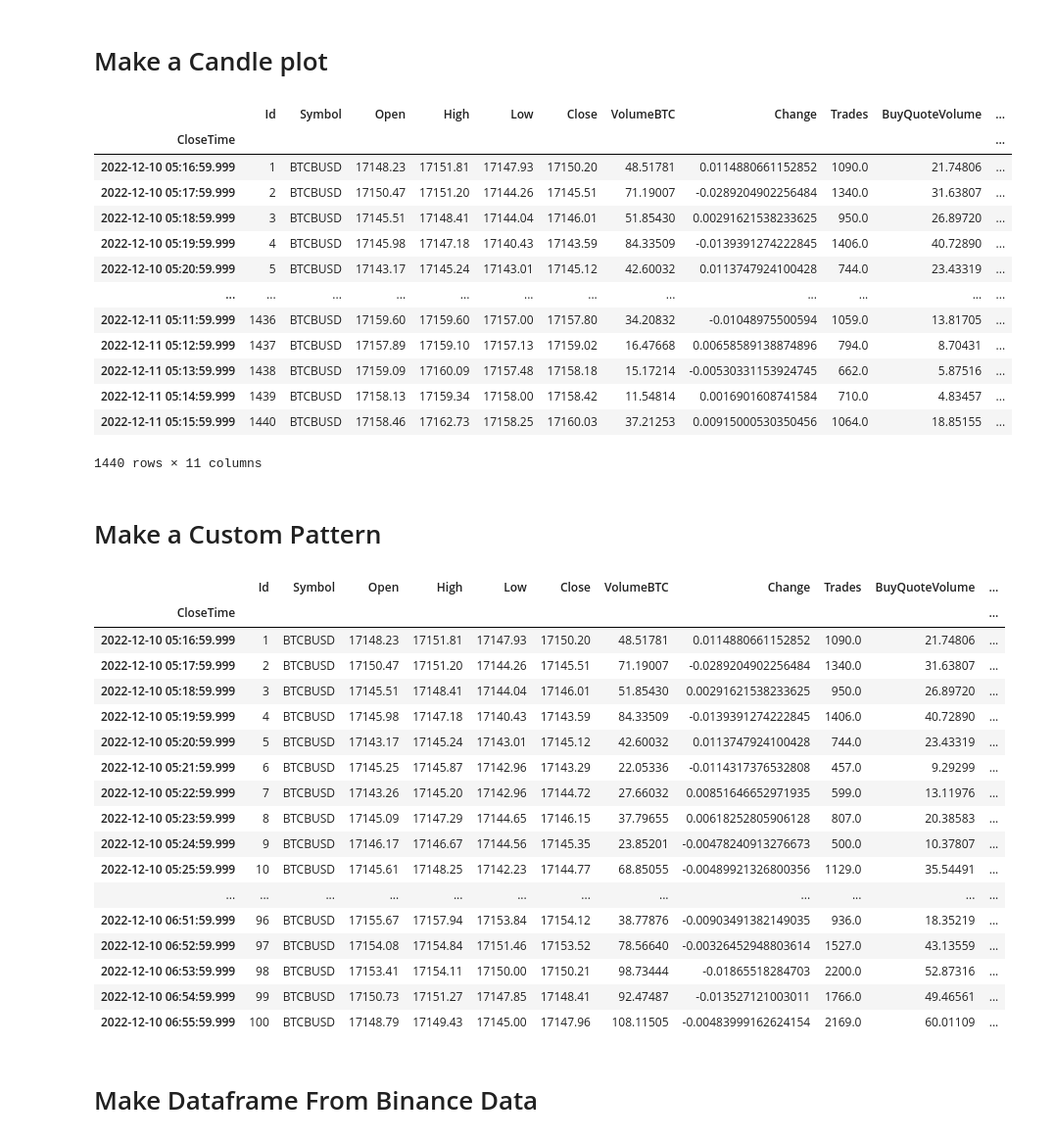
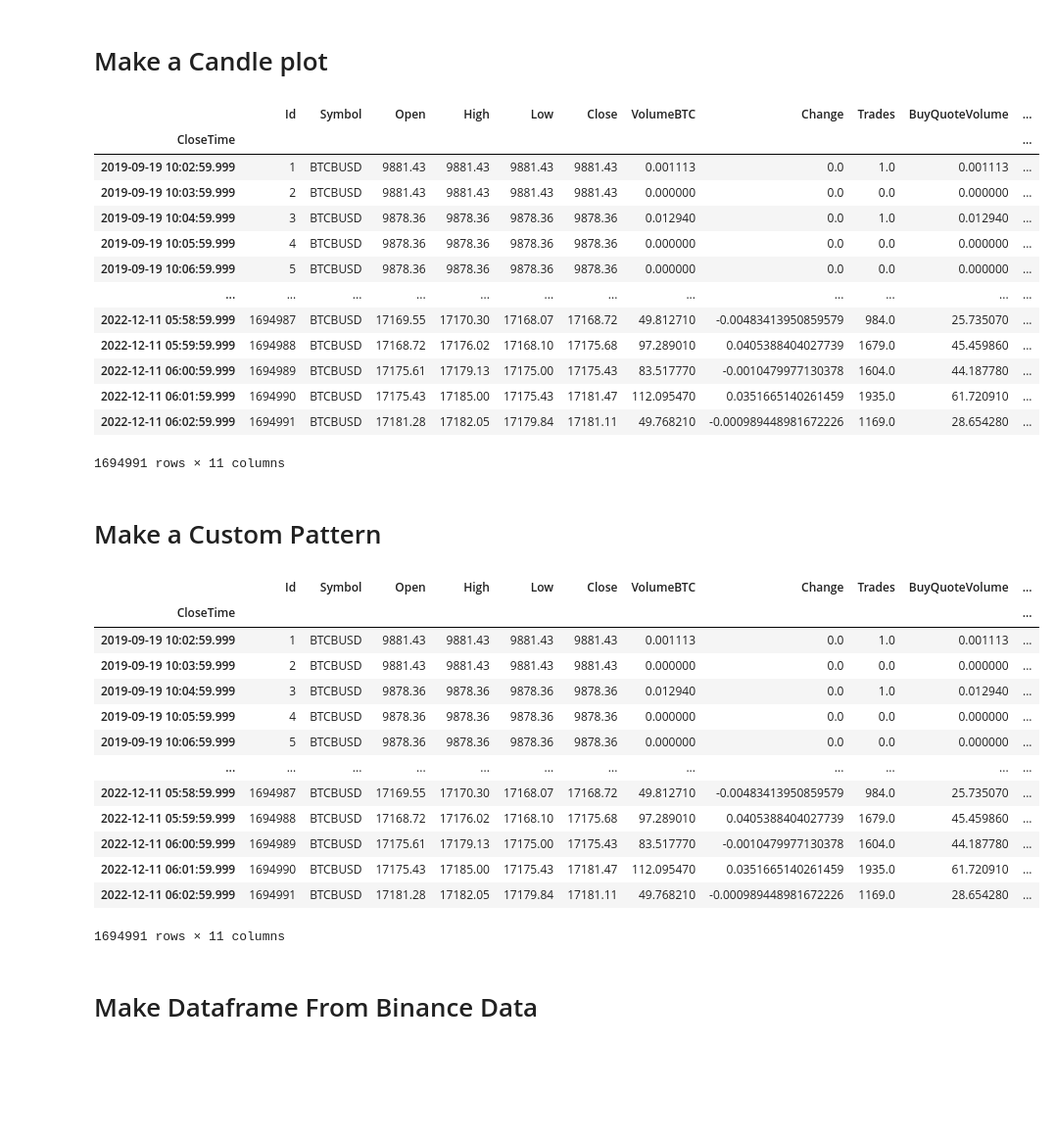
Before and after one commit to sushen/TradingAi, a Jupyter notebook: AiResearch.ipynb, the cells around one changed output. Shown at 98% size. Drawn from its saved outputs; the diff is of its cells as text; code cells hidden in the pictures; blank space fills up the shorter version.

```diff
--- a/AiResearch.ipynb
+++ b/AiResearch.ipynb
@@ -11,7 +11,8 @@ import numpy as np
 # %% [markdown]
 ## Database Connection
 # %%
-connection = sqlite3.connect(r"cripto.db")
+# connection = sqlite3.connect(r"cripto.db")
+connection = sqlite3.connect(r"big_data.db")
 cur = connection.cursor()
 database_data = cur.execute("select * from asset order by CloseTime").fetchall()
 # %% [markdown]
@@ -84,18 +85,18 @@ df
 # %% [output]
 |  | Id | Symbol | Open | High | Low | Close | VolumeBTC | Change | Trades | BuyQuoteVolume | ... |
 | CloseTime |  |  |  |  |  |  |  |  |  |  | ... |
-| 2022-12-10 05:16:59.999 | 1 | BTCBUSD | 17148.23 | 17151.81 | 17147.93 | 17150.20 | 48.51781 | 0.0114880661152852 | 1090.0 | 21.74806 | ... |
-| 2022-12-10 05:17:59.999 | 2 | BTCBUSD | 17150.47 | 17151.20 | 17144.26 | 17145.51 | 71.19007 | -0.0289204902256484 | 1340.0 | 31.63807 | ... |
-| 2022-12-10 05:18:59.999 | 3 | BTCBUSD | 17145.51 | 17148.41 | 17144.04 | 17146.01 | 51.85430 | 0.00291621538233625 | 950.0 | 26.89720 | ... |
-| 2022-12-10 05:19:59.999 | 4 | BTCBUSD | 17145.98 | 17147.18 | 17140.43 | 17143.59 | 84.33509 | -0.0139391274222845 | 1406.0 | 40.72890 | ... |
-| 2022-12-10 05:20:59.999 | 5 | BTCBUSD | 17143.17 | 17145.24 | 17143.01 | 17145.12 | 42.60032 | 0.0113747924100428 | 744.0 | 23.43319 | ... |
+| 2019-09-19 10:02:59.999 | 1 | BTCBUSD | 9881.43 | 9881.43 | 9881.43 | 9881.43 | 0.001113 | 0.0 | 1.0 | 0.001113 | ... |
+| 2019-09-19 10:03:59.999 | 2 | BTCBUSD | 9881.43 | 9881.43 | 9881.43 | 9881.43 | 0.000000 | 0.0 | 0.0 | 0.000000 | ... |
+| 2019-09-19 10:04:59.999 | 3 | BTCBUSD | 9878.36 | 9878.36 | 9878.36 | 9878.36 | 0.012940 | 0.0 | 1.0 | 0.012940 | ... |
+| 2019-09-19 10:05:59.999 | 4 | BTCBUSD | 9878.36 | 9878.36 | 9878.36 | 9878.36 | 0.000000 | 0.0 | 0.0 | 0.000000 | ... |
+| 2019-09-19 10:06:59.999 | 5 | BTCBUSD | 9878.36 | 9878.36 | 9878.36 | 9878.36 | 0.000000 | 0.0 | 0.0 | 0.000000 | ... |
 | ... | ... | ... | ... | ... | ... | ... | ... | ... | ... | ... | ... |
-| 2022-12-11 05:11:59.999 | 1436 | BTCBUSD | 17159.60 | 17159.60 | 17157.00 | 17157.80 | 34.20832 | -0.01048975500594 | 1059.0 | 13.81705 | ... |
-| 2022-12-11 05:12:59.999 | 1437 | BTCBUSD | 17157.89 | 17159.10 | 17157.13 | 17159.02 | 16.47668 | 0.00658589138874896 | 794.0 | 8.70431 | ... |
-| 2022-12-11 05:13:59.999 | 1438 | BTCBUSD | 17159.09 | 17160.09 | 17157.48 | 17158.18 | 15.17214 | -0.00530331153924745 | 662.0 | 5.87516 | ... |
-| 2022-12-11 05:14:59.999 | 1439 | BTCBUSD | 17158.13 | 17159.34 | 17158.00 | 17158.42 | 11.54814 | 0.0016901608741584 | 710.0 | 4.83457 | ... |
-| 2022-12-11 05:15:59.999 | 1440 | BTCBUSD | 17158.46 | 17162.73 | 17158.25 | 17160.03 | 37.21253 | 0.00915000530350456 | 1064.0 | 18.85155 | ... |
+| 2022-12-11 05:58:59.999 | 1694987 | BTCBUSD | 17169.55 | 17170.30 | 17168.07 | 17168.72 | 49.812710 | -0.00483413950859579 | 984.0 | 25.735070 | ... |
+| 2022-12-11 05:59:59.999 | 1694988 | BTCBUSD | 17168.72 | 17176.02 | 17168.10 | 17175.68 | 97.289010 | 0.0405388404027739 | 1679.0 | 45.459860 | ... |
+| 2022-12-11 06:00:59.999 | 1694989 | BTCBUSD | 17175.61 | 17179.13 | 17175.00 | 17175.43 | 83.517770 | -0.0010479977130378 | 1604.0 | 44.187780 | ... |
+| 2022-12-11 06:01:59.999 | 1694990 | BTCBUSD | 17175.43 | 17185.00 | 17175.43 | 17181.47 | 112.095470 | 0.0351665140261459 | 1935.0 | 61.720910 | ... |
+| 2022-12-11 06:02:59.999 | 1694991 | BTCBUSD | 17181.28 | 17182.05 | 17179.84 | 17181.11 | 49.768210 | -0.000989448981672226 | 1169.0 | 28.654280 | ... |
-1440 rows × 11 columns
+1694991 rows × 11 columns
 # %% [markdown]
 # Make a Custom Pattern
 # %%
@@ -116,31 +117,27 @@ df
 # %%
 """
 means you are dropping duplicket column.
 https://stackoverflow.com/questions/35084071/concat-dataframe-reindexing-only-valid-with-uniquely-valued-index-objects
 
 """
-df = df.head(100)
+# df = df.head(100)
 # df = df.reset_index(drop=True)
 df
 # %% [output]
 |  | Id | Symbol | Open | High | Low | Close | VolumeBTC | Change | Trades | BuyQuoteVolume | ... |
 | CloseTime |  |  |  |  |  |  |  |  |  |  | ... |
-| 2022-12-10 05:16:59.999 | 1 | BTCBUSD | 17148.23 | 17151.81 | 17147.93 | 17150.20 | 48.51781 | 0.0114880661152852 | 1090.0 | 21.74806 | ... |
-| 2022-12-10 05:17:59.999 | 2 | BTCBUSD | 17150.47 | 17151.20 | 17144.26 | 17145.51 | 71.19007 | -0.0289204902256484 | 1340.0 | 31.63807 | ... |
-| 2022-12-10 05:18:59.999 | 3 | BTCBUSD | 17145.51 | 17148.41 | 17144.04 | 17146.01 | 51.85430 | 0.00291621538233625 | 950.0 | 26.89720 | ... |
-| 2022-12-10 05:19:59.999 | 4 | BTCBUSD | 17145.98 | 17147.18 | 17140.43 | 17143.59 | 84.33509 | -0.0139391274222845 | 1406.0 | 40.72890 | ... |
-| 2022-12-10 05:20:59.999 | 5 | BTCBUSD | 17143.17 | 17145.24 | 17143.01 | 17145.12 | 42.60032 | 0.0113747924100428 | 744.0 | 23.43319 | ... |
-| 2022-12-10 05:21:59.999 | 6 | BTCBUSD | 17145.25 | 17145.87 | 17142.96 | 17143.29 | 22.05336 | -0.0114317376532808 | 457.0 | 9.29299 | ... |
-| 2022-12-10 05:22:59.999 | 7 | BTCBUSD | 17143.26 | 17145.20 | 17142.96 | 17144.72 | 27.66032 | 0.00851646652971935 | 599.0 | 13.11976 | ... |
-| 2022-12-10 05:23:59.999 | 8 | BTCBUSD | 17145.09 | 17147.29 | 17144.65 | 17146.15 | 37.79655 | 0.00618252805906128 | 807.0 | 20.38583 | ... |
-| 2022-12-10 05:24:59.999 | 9 | BTCBUSD | 17146.17 | 17146.67 | 17144.56 | 17145.35 | 23.85201 | -0.00478240913276673 | 500.0 | 10.37807 | ... |
-| 2022-12-10 05:25:59.999 | 10 | BTCBUSD | 17145.61 | 17148.25 | 17142.23 | 17144.77 | 68.85055 | -0.00489921326800356 | 1129.0 | 35.54491 | ... |
+| 2019-09-19 10:02:59.999 | 1 | BTCBUSD | 9881.43 | 9881.43 | 9881.43 | 9881.43 | 0.001113 | 0.0 | 1.0 | 0.001113 | ... |
+| 2019-09-19 10:03:59.999 | 2 | BTCBUSD | 9881.43 | 9881.43 | 9881.43 | 9881.43 | 0.000000 | 0.0 | 0.0 | 0.000000 | ... |
+| 2019-09-19 10:04:59.999 | 3 | BTCBUSD | 9878.36 | 9878.36 | 9878.36 | 9878.36 | 0.012940 | 0.0 | 1.0 | 0.012940 | ... |
+| 2019-09-19 10:05:59.999 | 4 | BTCBUSD | 9878.36 | 9878.36 | 9878.36 | 9878.36 | 0.000000 | 0.0 | 0.0 | 0.000000 | ... |
+| 2019-09-19 10:06:59.999 | 5 | BTCBUSD | 9878.36 | 9878.36 | 9878.36 | 9878.36 | 0.000000 | 0.0 | 0.0 | 0.000000 | ... |
 | ... | ... | ... | ... | ... | ... | ... | ... | ... | ... | ... | ... |
-| 2022-12-10 06:51:59.999 | 96 | BTCBUSD | 17155.67 | 17157.94 | 17153.84 | 17154.12 | 38.77876 | -0.00903491382149035 | 936.0 | 18.35219 | ... |
-| 2022-12-10 06:52:59.999 | 97 | BTCBUSD | 17154.08 | 17154.84 | 17151.46 | 17153.52 | 78.56640 | -0.00326452948803614 | 1527.0 | 43.13559 | ... |
-| 2022-12-10 06:53:59.999 | 98 | BTCBUSD | 17153.41 | 17154.11 | 17150.00 | 17150.21 | 98.73444 | -0.01865518284703 | 2200.0 | 52.87316 | ... |
-| 2022-12-10 06:54:59.999 | 99 | BTCBUSD | 17150.73 | 17151.27 | 17147.85 | 17148.41 | 92.47487 | -0.013527121003011 | 1766.0 | 49.46561 | ... |
-| 2022-12-10 06:55:59.999 | 100 | BTCBUSD | 17148.79 | 17149.43 | 17145.00 | 17147.96 | 108.11505 | -0.00483999162624154 | 2169.0 | 60.01109 | ... |
+| 2022-12-11 05:58:59.999 | 1694987 | BTCBUSD | 17169.55 | 17170.30 | 17168.07 | 17168.72 | 49.812710 | -0.00483413950859579 | 984.0 | 25.735070 | ... |
+| 2022-12-11 05:59:59.999 | 1694988 | BTCBUSD | 17168.72 | 17176.02 | 17168.10 | 17175.68 | 97.289010 | 0.0405388404027739 | 1679.0 | 45.459860 | ... |
+| 2022-12-11 06:00:59.999 | 1694989 | BTCBUSD | 17175.61 | 17179.13 | 17175.00 | 17175.43 | 83.517770 | -0.0010479977130378 | 1604.0 | 44.187780 | ... |
+| 2022-12-11 06:01:59.999 | 1694990 | BTCBUSD | 17175.43 | 17185.00 | 17175.43 | 17181.47 | 112.095470 | 0.0351665140261459 | 1935.0 | 61.720910 | ... |
+| 2022-12-11 06:02:59.999 | 1694991 | BTCBUSD | 17181.28 | 17182.05 | 17179.84 | 17181.11 | 49.768210 | -0.000989448981672226 | 1169.0 | 28.654280 | ... |
+1694991 rows × 11 columns
 # %% [markdown]
 # Make Dataframe From Binance Data
 # %%
```
Also changed, not shown: parts of 16 cells of this notebook, 1 other file.
